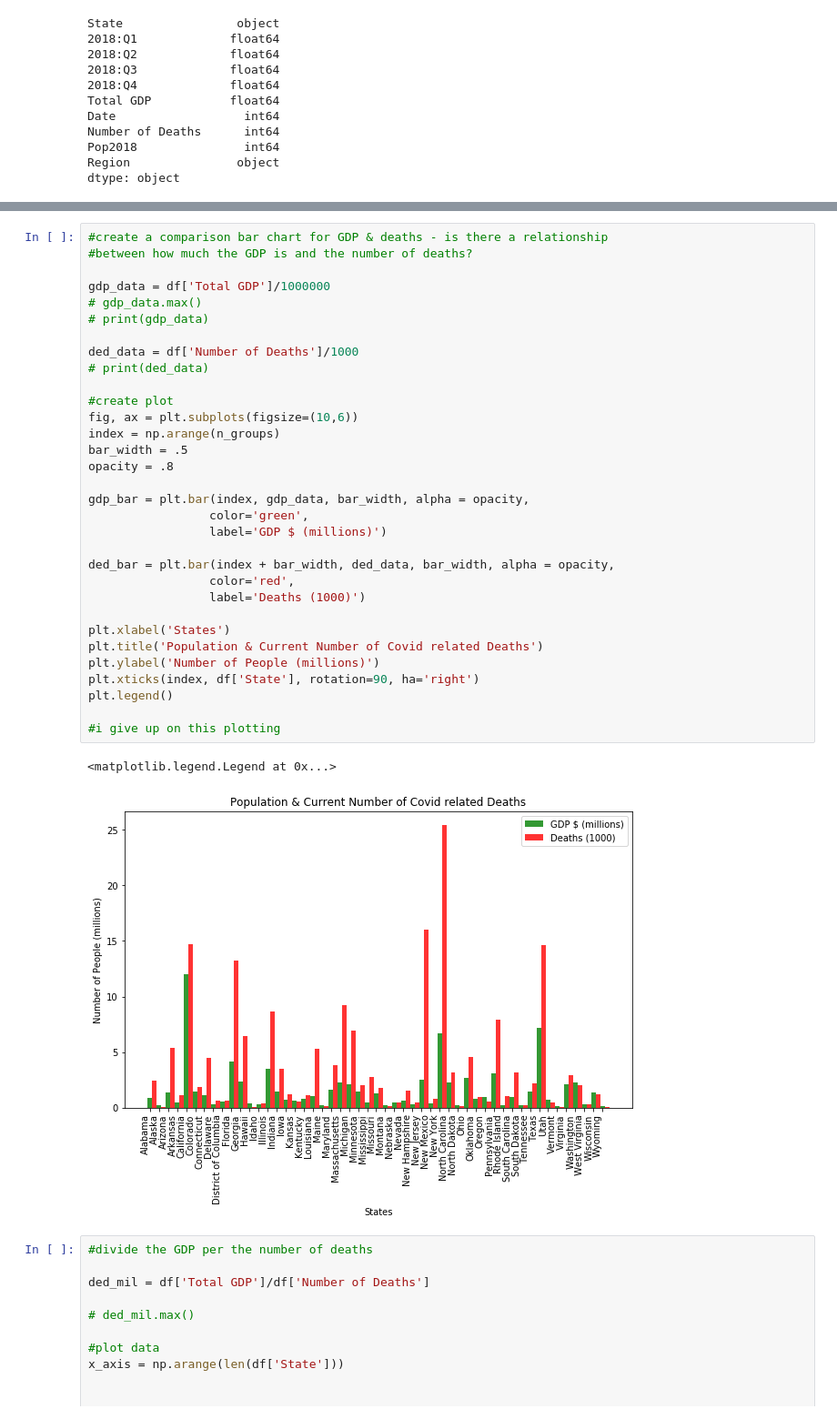
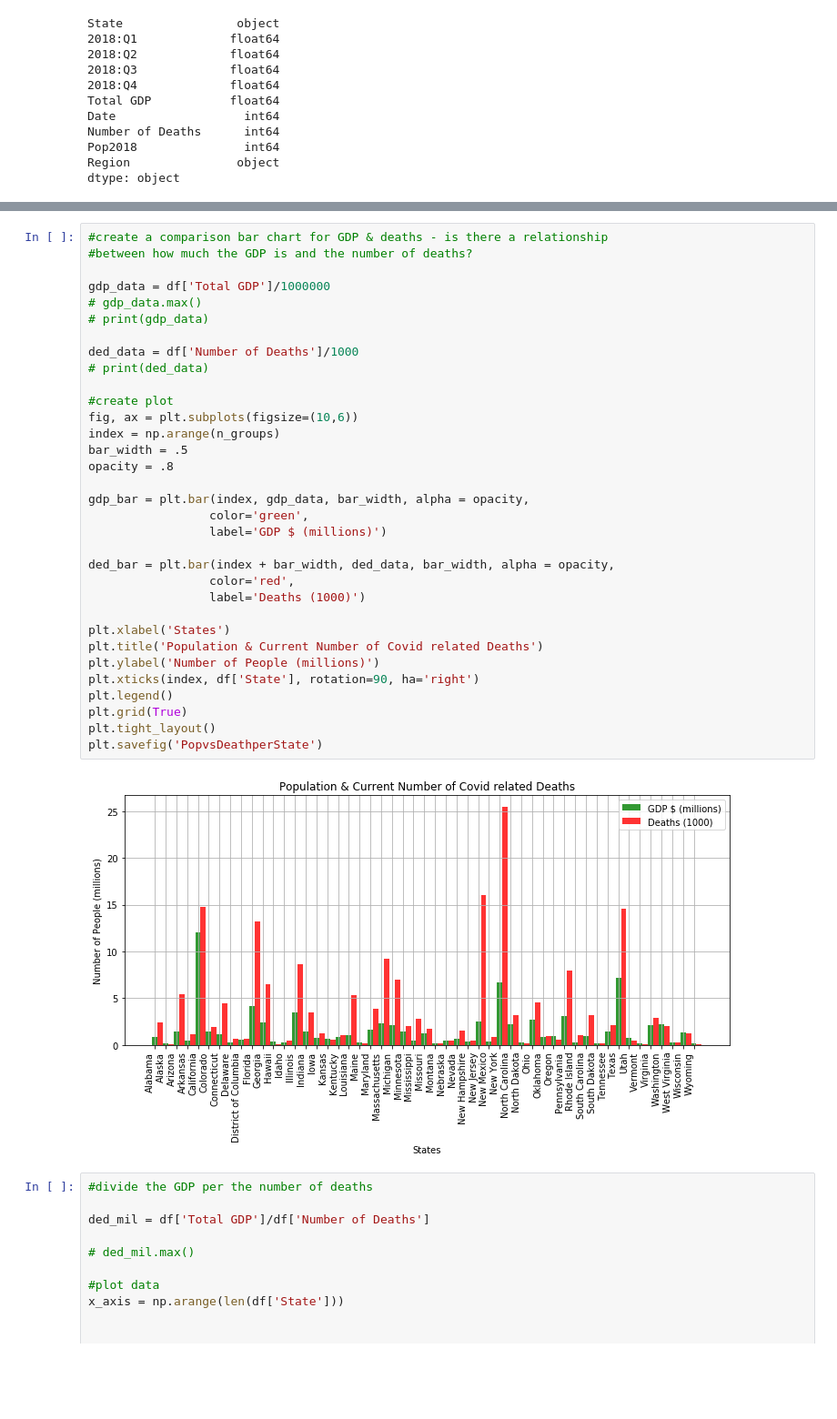
Before and after one commit to debrawu/ProjectOne, a Jupyter notebook: Project One - Visualizations .ipynb, the cells around one changed output, grey strips where cells are left out. Shown: that part at 91% size. Saved outputs shown, nothing was run; the diff lists cells and outputs as text; blank space fills up the shorter version.

```diff
--- a/Project One - Visualizations .ipynb
+++ b/Project One - Visualizations .ipynb
@@ -169,37 +190,37 @@ plt.subplots_adjust(bottom=0.15)
 #create a comparison bar chart for GDP & deaths - is there a relationship
 #between how much the GDP is and the number of deaths?
 
 gdp_data = df['Total GDP']/1000000
 # gdp_data.max()
 # print(gdp_data)
 
 ded_data = df['Number of Deaths']/1000
 # print(ded_data)
 
 #create plot
 fig, ax = plt.subplots(figsize=(10,6))
 index = np.arange(n_groups)
 bar_width = .5
 opacity = .8
 
 gdp_bar = plt.bar(index, gdp_data, bar_width, alpha = opacity,
                  color='green',
                  label='GDP $ (millions)')
 
 ded_bar = plt.bar(index + bar_width, ded_data, bar_width, alpha = opacity,
                  color='red',
                  label='Deaths (1000)')
 
 plt.xlabel('States')
 plt.title('Population & Current Number of Covid related Deaths')
 plt.ylabel('Number of People (millions)')
 plt.xticks(index, df['State'], rotation=90, ha='right')
 plt.legend()
-
-#i give up on this plotting
+plt.grid(True)
+plt.tight_layout()
+plt.savefig('PopvsDeathperState')
 # %% [output]
-<matplotlib.legend.Legend at 0x...>
-[figure, old version]
+[figure, new version]
 # %%
 #divide the GDP per the number of deaths
 
```
Also changed, not shown: parts of 7 cells of this notebook, 12 other files.
